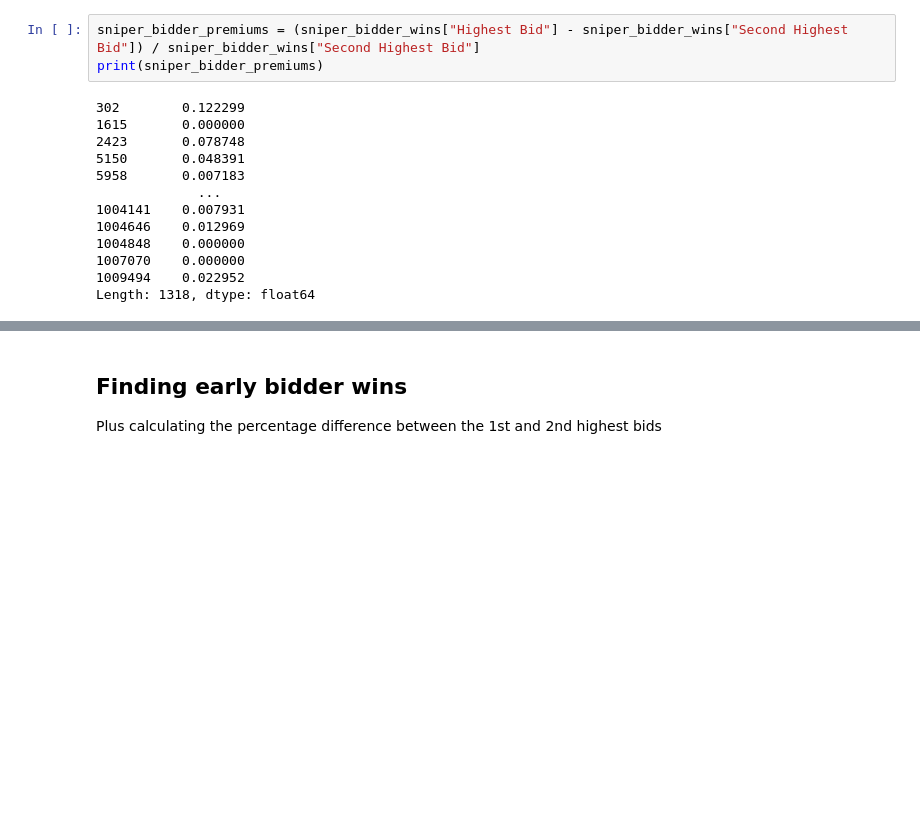
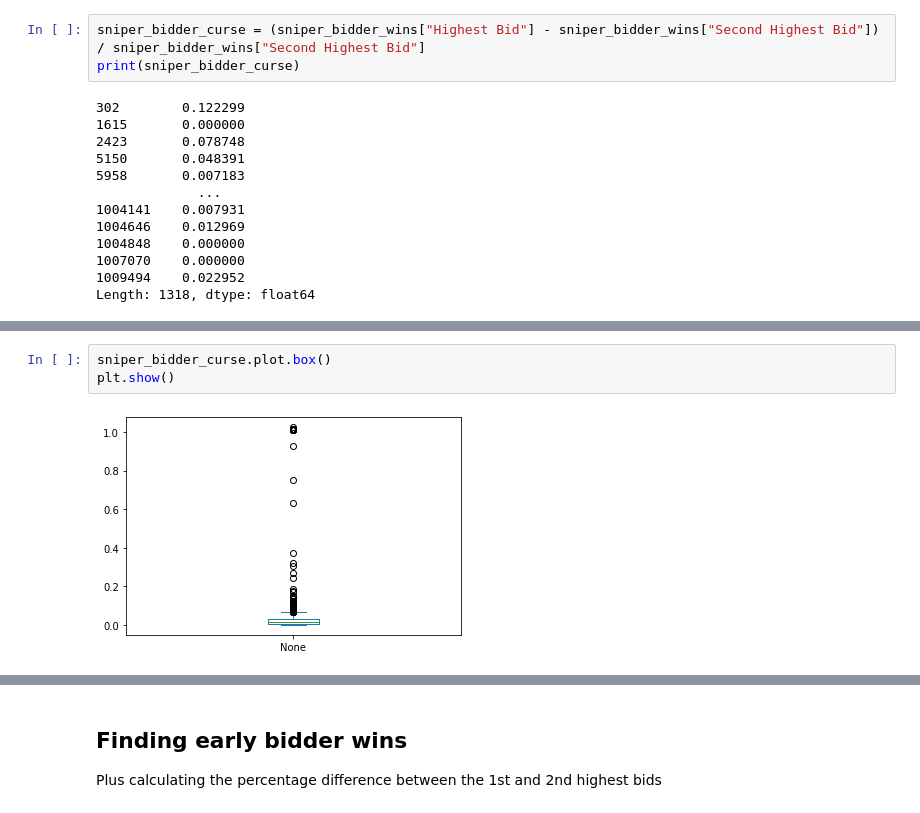
Before and after one commit to Wisaacj/Mesa-Auctions, a Jupyter notebook: analysis/data-analysis-bid-increase-sniper-no-watchproba.ipynb, the cells around one changed output, grey strips where cells are left out. Drawn from its saved outputs; the diff is of its cells as text; blank space fills up the shorter version.

```diff
--- a/analysis/data-analysis-bid-increase-sniper-no-watchproba.ipynb
+++ b/analysis/data-analysis-bid-increase-sniper-no-watchproba.ipynb
@@ -79,8 +79,8 @@ Plus calculating the percentage difference between the 1st and 2nd highest bids
 # %%
 sniper_bidder_wins = final_prices_df.iloc[np.where(final_prices_df["Highest Bidder"] == "SniperBidder")[0]]
 # %%
-sniper_bidder_premiums = (sniper_bidder_wins["Highest Bid"] - sniper_bidder_wins["Second Highest Bid"]) / sniper_bidder_wins["Second Highest Bid"]
-print(sniper_bidder_premiums)
+sniper_bidder_curse = (sniper_bidder_wins["Highest Bid"] - sniper_bidder_wins["Second Highest Bid"]) / sniper_bidder_wins["Second Highest Bid"]
+print(sniper_bidder_curse)
 # %% [output]
 302        0.122299
 1615       0.000000
@@ -99,4 +99,9 @@ sniper_bidder_premiums.plot()
 plt.show()
 # %% [output]
 [figure]
+# %%
+sniper_bidder_curse.plot.box()
+plt.show()
+# %% [output]
+[figure, added]
 # %%
```
Also changed, not shown: parts of 7 cells of this notebook, 1 other file.
